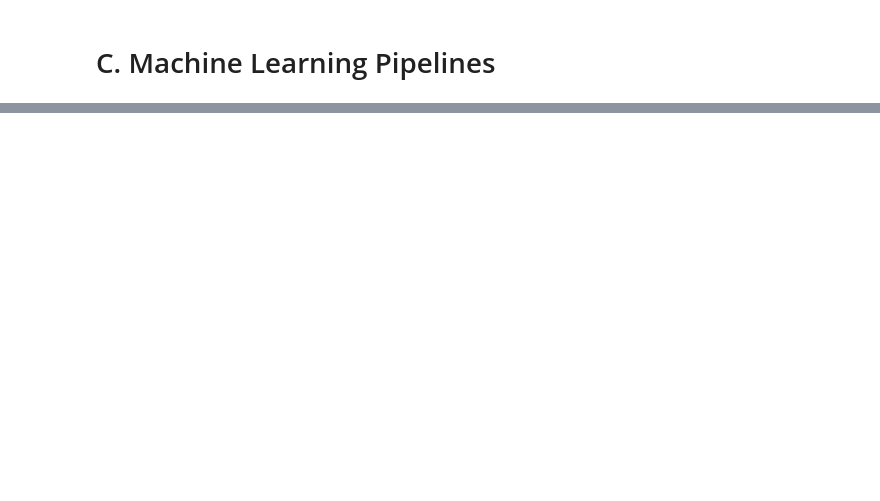
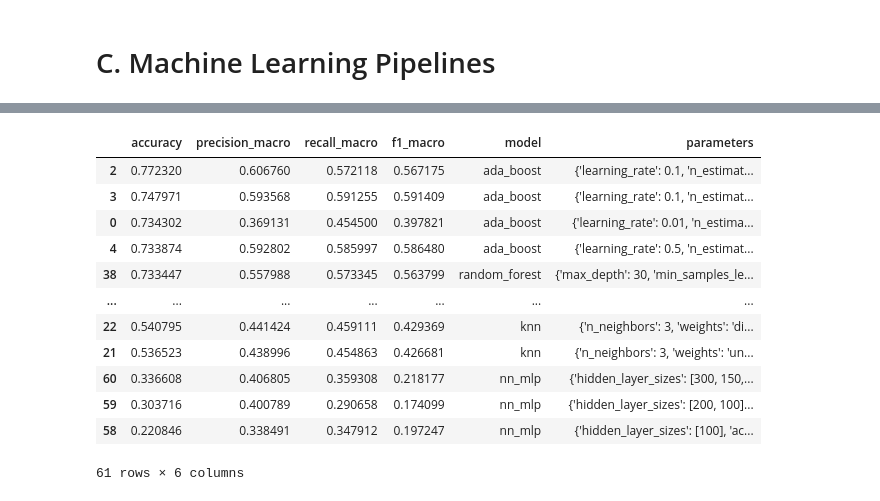
Before and after one commit to anneryeo/THESIS-Utilizing-ML-to-Solve-the-IPPP, a Jupyter notebook: Machine Learning.ipynb, the cells around one changed output, grey strips where cells are left out. Cells and saved outputs as stored; diff of their text form; code cells hidden in the pictures; blank space fills up the shorter version.

```diff
--- a/Machine Learning.ipynb
+++ b/Machine Learning.ipynb
@@ -148,0 +192,8 @@ df_data.columns
+# %%
+drop_columns = ['school_year', 'student_id_pseudonimized', 'category_name',
+       'gross_receivables', 'amount_discounted', 'adjustments', 'due_date_prev_1',
+       'due_date_prev_2', 'date_fully_paid', 'last_payment_date',
+       'days_elapsed_until_fully_paid', 'plan_type_Plan - D',
+       'plan_type_Plan - E', 'plan_type_nan']
+
+df_data = df_credit_sales.drop(columns=drop_columns)
@@ -227 +308,17 @@ print("All results saved to model_results.xlsx")
+# %%
+results_df.sort_values(by='accuracy', ascending=False)
+# %% [output]
+|  | accuracy | precision_macro | recall_macro | f1_macro | model | parameters |
+| 2 | 0.772320 | 0.606760 | 0.572118 | 0.567175 | ada_boost | {'learning_rate': 0.1, 'n_estimat... |
+| 3 | 0.747971 | 0.593568 | 0.591255 | 0.591409 | ada_boost | {'learning_rate': 0.1, 'n_estimat... |
+| 0 | 0.734302 | 0.369131 | 0.454500 | 0.397821 | ada_boost | {'learning_rate': 0.01, 'n_estima... |
+| 4 | 0.733874 | 0.592802 | 0.585997 | 0.586480 | ada_boost | {'learning_rate': 0.5, 'n_estimat... |
+| 38 | 0.733447 | 0.557988 | 0.573345 | 0.563799 | random_forest | {'max_depth': 30, 'min_samples_le... |
+| ... | ... | ... | ... | ... | ... | ... |
+| 22 | 0.540795 | 0.441424 | 0.459111 | 0.429369 | knn | {'n_neighbors': 3, 'weights': 'di... |
+| 21 | 0.536523 | 0.438996 | 0.454863 | 0.426681 | knn | {'n_neighbors': 3, 'weights': 'un... |
+| 60 | 0.336608 | 0.406805 | 0.359308 | 0.218177 | nn_mlp | {'hidden_layer_sizes': [300, 150,... |
+| 59 | 0.303716 | 0.400789 | 0.290658 | 0.174099 | nn_mlp | {'hidden_layer_sizes': [200, 100]... |
+| 58 | 0.220846 | 0.338491 | 0.347912 | 0.197247 | nn_mlp | {'hidden_layer_sizes': [100], 'ac... |
+61 rows × 6 columns
 # %%
```
Also changed, not shown: parts of 15 cells of this notebook, 1 other file.
